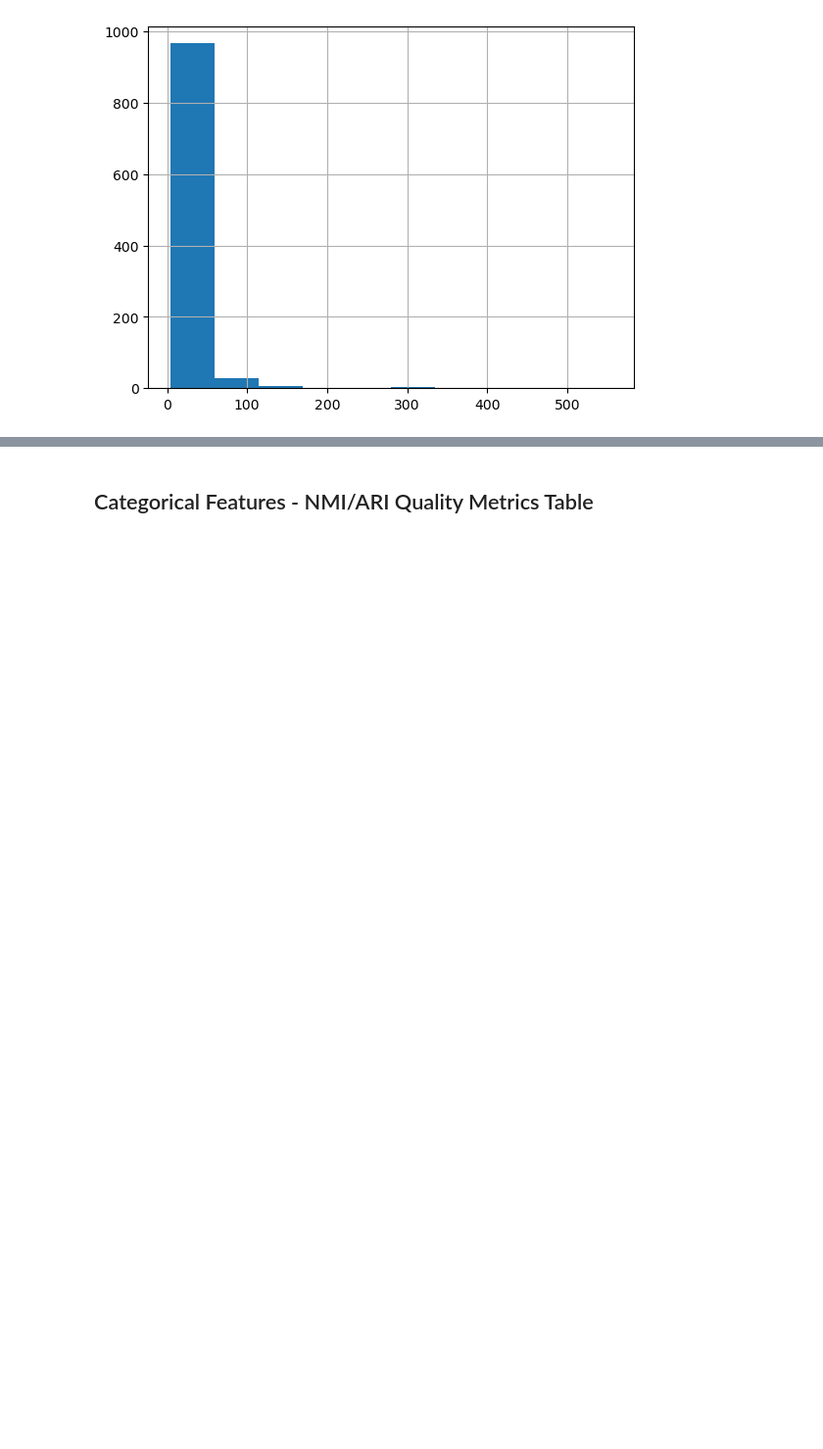
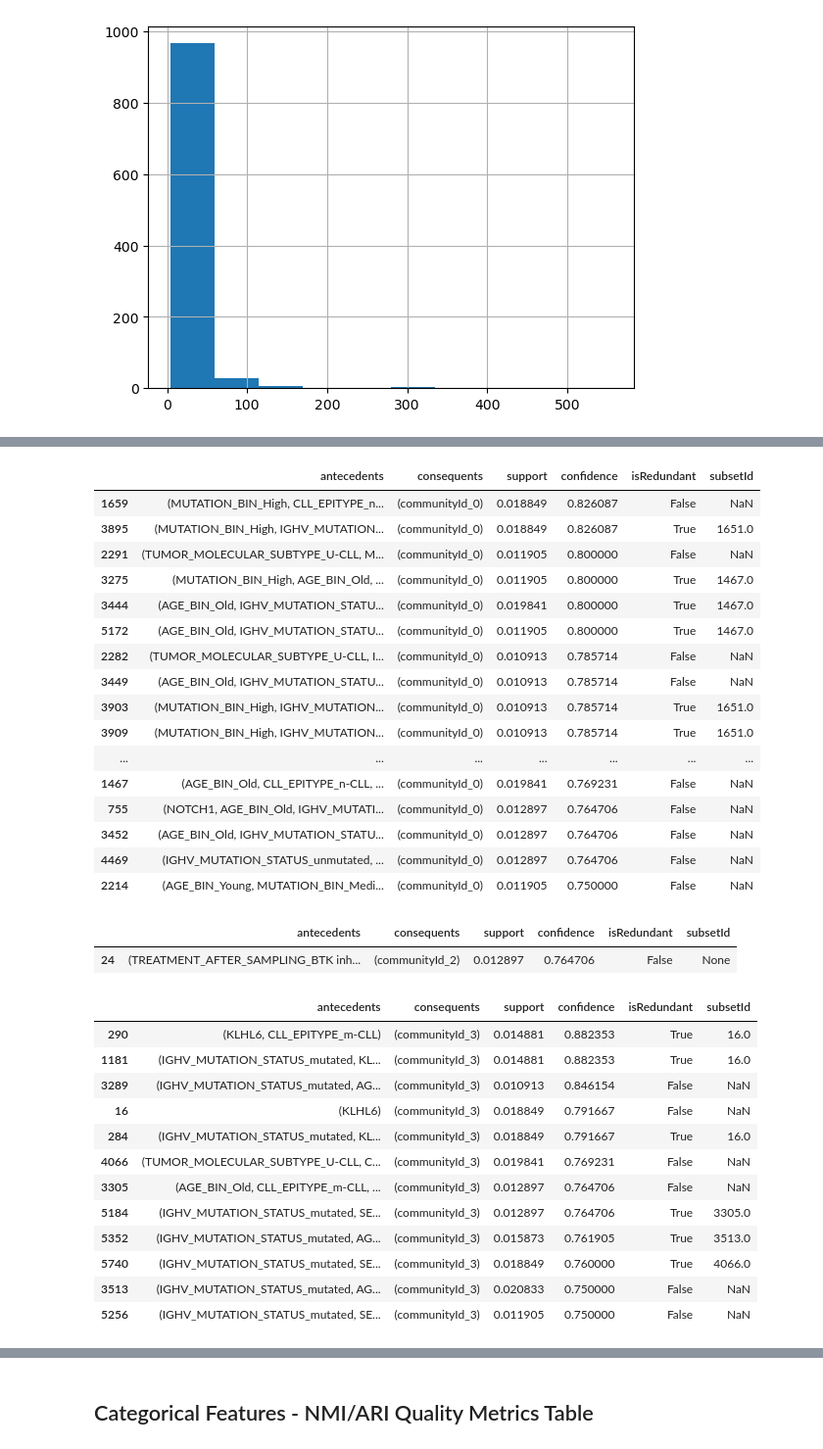
Before and after one commit to MahikaJaguste/msc-thesis, a Jupyter notebook: patient_community_project/analysis/decision_tree.ipynb, the cells around one changed output, grey strips where cells are left out. Shown at 98% size. Drawn from its saved outputs; the diff is of its cells as text; code cells hidden in the pictures; blank space fills up the shorter version.

```diff
--- a/patient_community_project/analysis/decision_tree.ipynb
+++ b/patient_community_project/analysis/decision_tree.ipynb
@@ -473,0 +523,36 @@ top_rules[['antecedents', 'consequents', 'support', 'confidence']].to_csv("./rul
+# %%
+for i in range(4):
+    save_rules(rules, i)
+# %% [output]
+|  | antecedents | consequents | support | confidence | isRedundant | subsetId |
+| 1659 | (MUTATION_BIN_High, CLL_EPITYPE_n... | (communityId_0) | 0.018849 | 0.826087 | False | NaN |
+| 3895 | (MUTATION_BIN_High, IGHV_MUTATION... | (communityId_0) | 0.018849 | 0.826087 | True | 1651.0 |
+| 2291 | (TUMOR_MOLECULAR_SUBTYPE_U-CLL, M... | (communityId_0) | 0.011905 | 0.800000 | False | NaN |
+| 3275 | (MUTATION_BIN_High, AGE_BIN_Old, ... | (communityId_0) | 0.011905 | 0.800000 | True | 1467.0 |
+| 3444 | (AGE_BIN_Old, IGHV_MUTATION_STATU... | (communityId_0) | 0.019841 | 0.800000 | True | 1467.0 |
+| 5172 | (AGE_BIN_Old, IGHV_MUTATION_STATU... | (communityId_0) | 0.011905 | 0.800000 | True | 1467.0 |
+| 2282 | (TUMOR_MOLECULAR_SUBTYPE_U-CLL, I... | (communityId_0) | 0.010913 | 0.785714 | False | NaN |
+| 3449 | (AGE_BIN_Old, IGHV_MUTATION_STATU... | (communityId_0) | 0.010913 | 0.785714 | False | NaN |
+| 3903 | (MUTATION_BIN_High, IGHV_MUTATION... | (communityId_0) | 0.010913 | 0.785714 | True | 1651.0 |
+| 3909 | (MUTATION_BIN_High, IGHV_MUTATION... | (communityId_0) | 0.010913 | 0.785714 | True | 1651.0 |
+| ... | ... | ... | ... | ... | ... | ... |
+| 1467 | (AGE_BIN_Old, CLL_EPITYPE_n-CLL, ... | (communityId_0) | 0.019841 | 0.769231 | False | NaN |
+| 755 | (NOTCH1, AGE_BIN_Old, IGHV_MUTATI... | (communityId_0) | 0.012897 | 0.764706 | False | NaN |
+| 3452 | (AGE_BIN_Old, IGHV_MUTATION_STATU... | (communityId_0) | 0.012897 | 0.764706 | False | NaN |
+| 4469 | (IGHV_MUTATION_STATUS_unmutated, ... | (communityId_0) | 0.012897 | 0.764706 | False | NaN |
+| 2214 | (AGE_BIN_Young, MUTATION_BIN_Medi... | (communityId_0) | 0.011905 | 0.750000 | False | NaN |
+|  | antecedents | consequents | support | confidence | isRedundant | subsetId |
+| 24 | (TREATMENT_AFTER_SAMPLING_BTK inh... | (communityId_2) | 0.012897 | 0.764706 | False | None |
+|  | antecedents | consequents | support | confidence | isRedundant | subsetId |
+| 290 | (KLHL6, CLL_EPITYPE_m-CLL) | (communityId_3) | 0.014881 | 0.882353 | True | 16.0 |
+| 1181 | (IGHV_MUTATION_STATUS_mutated, KL... | (communityId_3) | 0.014881 | 0.882353 | True | 16.0 |
+| 3289 | (IGHV_MUTATION_STATUS_mutated, AG... | (communityId_3) | 0.010913 | 0.846154 | False | NaN |
+| 16 | (KLHL6) | (communityId_3) | 0.018849 | 0.791667 | False | NaN |
+| 284 | (IGHV_MUTATION_STATUS_mutated, KL... | (communityId_3) | 0.018849 | 0.791667 | True | 16.0 |
+| 4066 | (TUMOR_MOLECULAR_SUBTYPE_U-CLL, C... | (communityId_3) | 0.019841 | 0.769231 | False | NaN |
+| 3305 | (AGE_BIN_Old, CLL_EPITYPE_m-CLL, ... | (communityId_3) | 0.012897 | 0.764706 | False | NaN |
+| 5184 | (IGHV_MUTATION_STATUS_mutated, SE... | (communityId_3) | 0.012897 | 0.764706 | True | 3305.0 |
+| 5352 | (IGHV_MUTATION_STATUS_mutated, AG... | (communityId_3) | 0.015873 | 0.761905 | True | 3513.0 |
+| 5740 | (IGHV_MUTATION_STATUS_mutated, SE... | (communityId_3) | 0.018849 | 0.760000 | True | 4066.0 |
+| 3513 | (IGHV_MUTATION_STATUS_mutated, AG... | (communityId_3) | 0.020833 | 0.750000 | False | NaN |
+| 5256 | (IGHV_MUTATION_STATUS_mutated, SE... | (communityId_3) | 0.011905 | 0.750000 | False | NaN |
```
Also changed, not shown: parts of 15 cells of this notebook.
